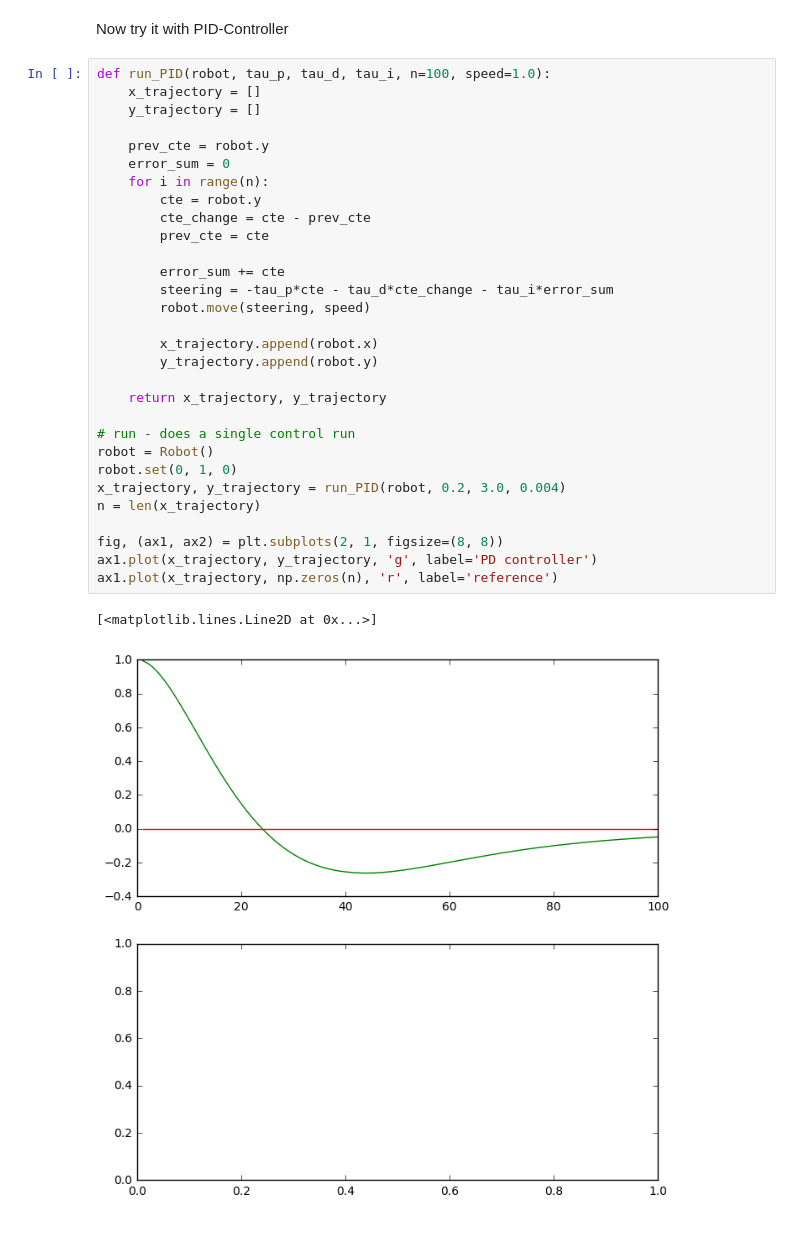
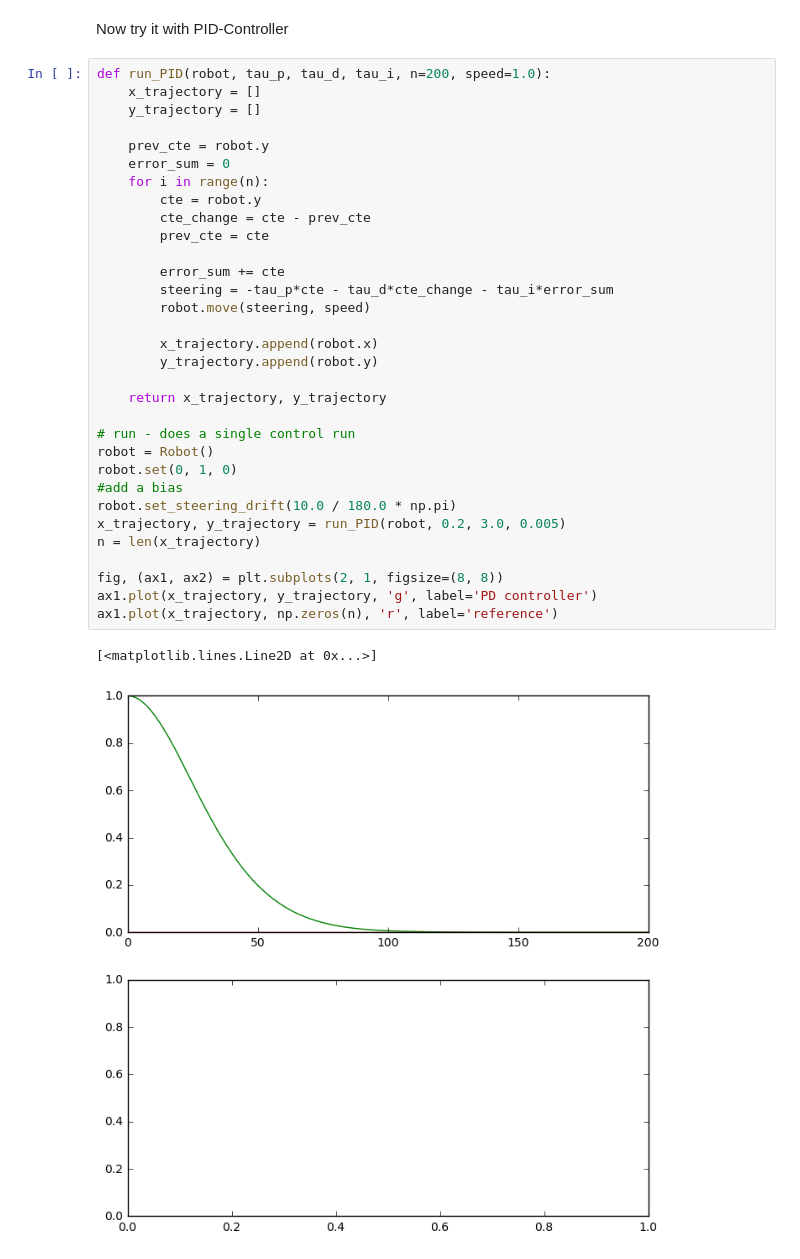
Before and after one commit to informramiz/PID-Controller-Python, a Jupyter notebook: PID-Controller.ipynb, the cells around one changed output. Saved outputs shown, nothing was run; the diff lists cells and outputs as text.

```diff
--- a/PID-Controller.ipynb
+++ b/PID-Controller.ipynb
@@ -199,35 +201,37 @@ ax1.plot(x_trajectory, np.zeros(n), 'r', label='reference')
 # %% [markdown]
 Now try it with PID-Controller
 # %%
-def run_PID(robot, tau_p, tau_d, tau_i, n=100, speed=1.0):
+def run_PID(robot, tau_p, tau_d, tau_i, n=200, speed=1.0):
     x_trajectory = []
     y_trajectory = []
 
     prev_cte = robot.y
     error_sum = 0
     for i in range(n):
         cte = robot.y
         cte_change = cte - prev_cte
         prev_cte = cte
 
         error_sum += cte
         steering = -tau_p*cte - tau_d*cte_change - tau_i*error_sum
         robot.move(steering, speed)
 
         x_trajectory.append(robot.x)
         y_trajectory.append(robot.y)
 
     return x_trajectory, y_trajectory
 
 # run - does a single control run
 robot = Robot()
 robot.set(0, 1, 0)
-x_trajectory, y_trajectory = run_PID(robot, 0.2, 3.0, 0.004)
+#add a bias
+robot.set_steering_drift(10.0 / 180.0 * np.pi)
+x_trajectory, y_trajectory = run_PID(robot, 0.2, 3.0, 0.005)
 n = len(x_trajectory)
 
 fig, (ax1, ax2) = plt.subplots(2, 1, figsize=(8, 8))
 ax1.plot(x_trajectory, y_trajectory, 'g', label='PD controller')
 ax1.plot(x_trajectory, np.zeros(n), 'r', label='reference')
 # %% [output]
 [<matplotlib.lines.Line2D at 0x...>]
-[figure, old version]
+[figure, new version]
```
Also changed, not shown: parts of 4 cells of this notebook.
